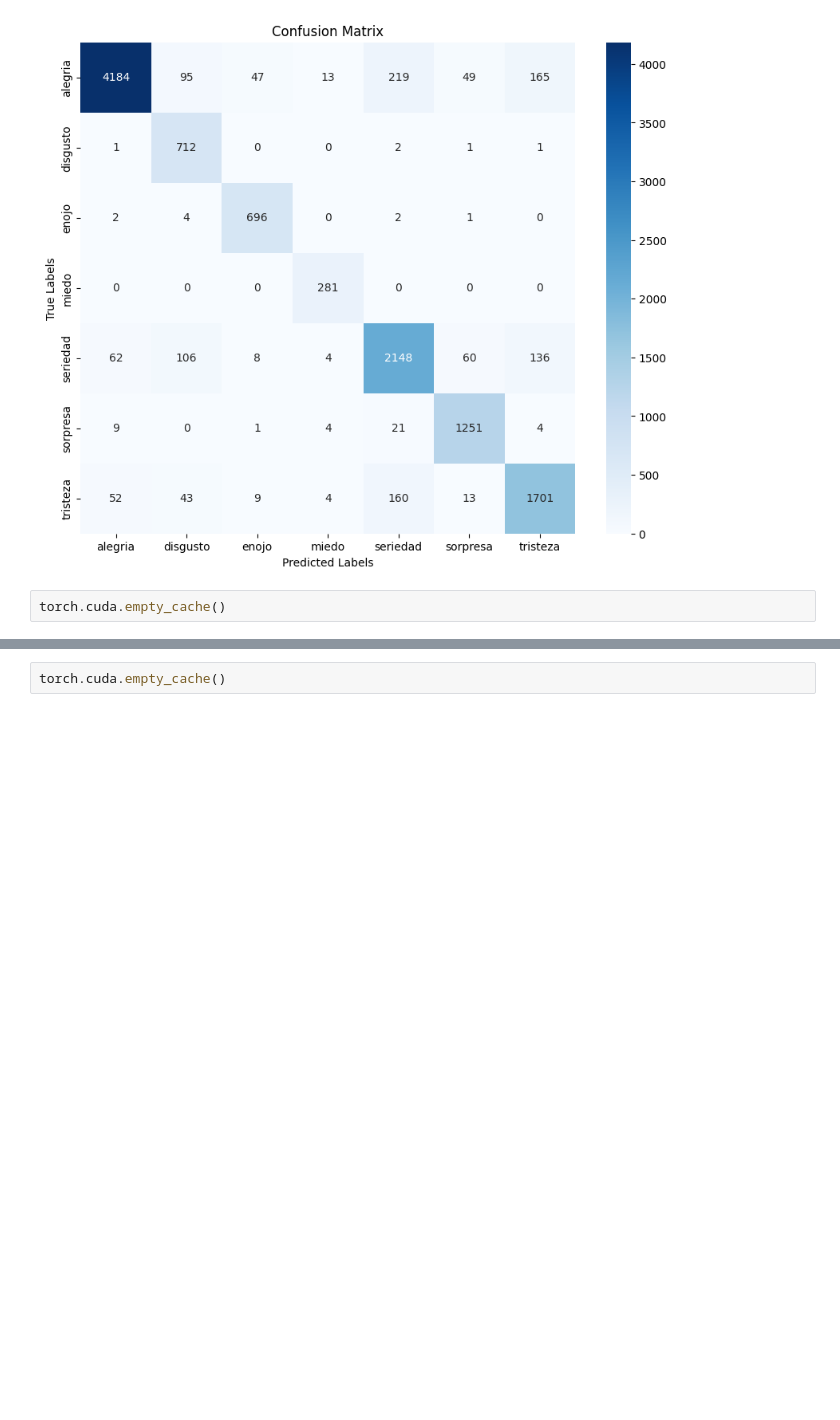
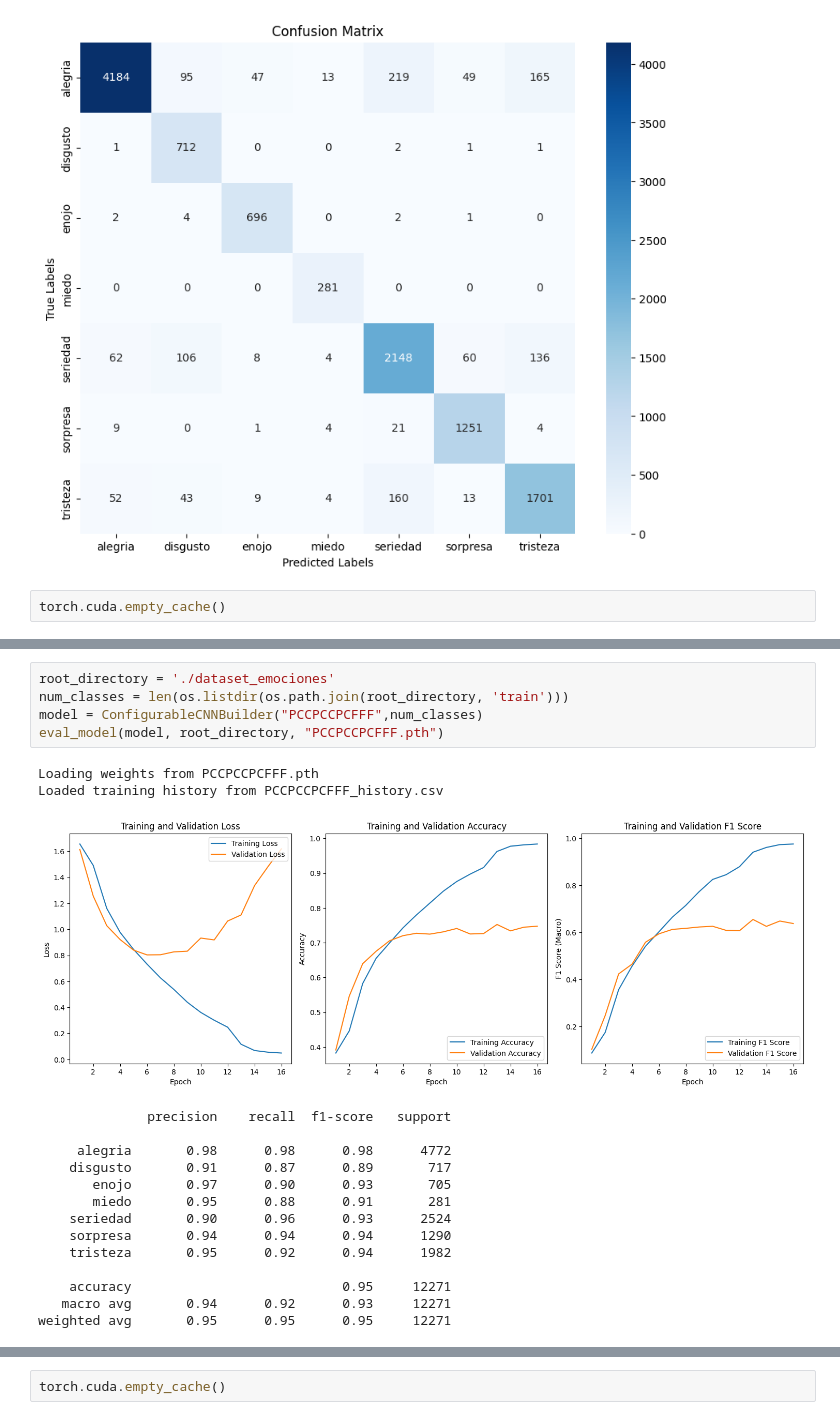
Before and after one commit to LeoCenturion/ceia-deep-learning, a Jupyter notebook: TP2.ipynb, the cells around one changed output, grey strips where cells are left out. Drawn from its saved outputs; the diff is of its cells as text; blank space fills up the shorter version.

```diff
--- a/TP2.ipynb
+++ b/TP2.ipynb
@@ -709,0 +310,22 @@ weighted avg       0.96      0.96      0.96     12271
+# %%
+root_directory = './dataset_emociones'
+num_classes = len(os.listdir(os.path.join(root_directory, 'train')))
+model = ConfigurableCNNBuilder("PCCPCCPCFFF",num_classes)
+eval_model(model, root_directory, "PCCPCCPCFFF.pth")
+# %% [output]
+Loading weights from PCCPCCPCFFF.pth
+Loaded training history from PCCPCCPCFFF_history.csv
+[figure, added]
+              precision    recall  f1-score   support
+
+     alegria       0.98      0.98      0.98      4772
+    disgusto       0.91      0.87      0.89       717
+       enojo       0.97      0.90      0.93       705
+       miedo       0.95      0.88      0.91       281
+    seriedad       0.90      0.96      0.93      2524
+    sorpresa       0.94      0.94      0.94      1290
+    tristeza       0.95      0.92      0.94      1982
+
+    accuracy                           0.95     12271
+   macro avg       0.94      0.92      0.93     12271
+weighted avg       0.95      0.95      0.95     12271
```
Also changed, not shown: parts of 24 cells of this notebook, 15 other files.
